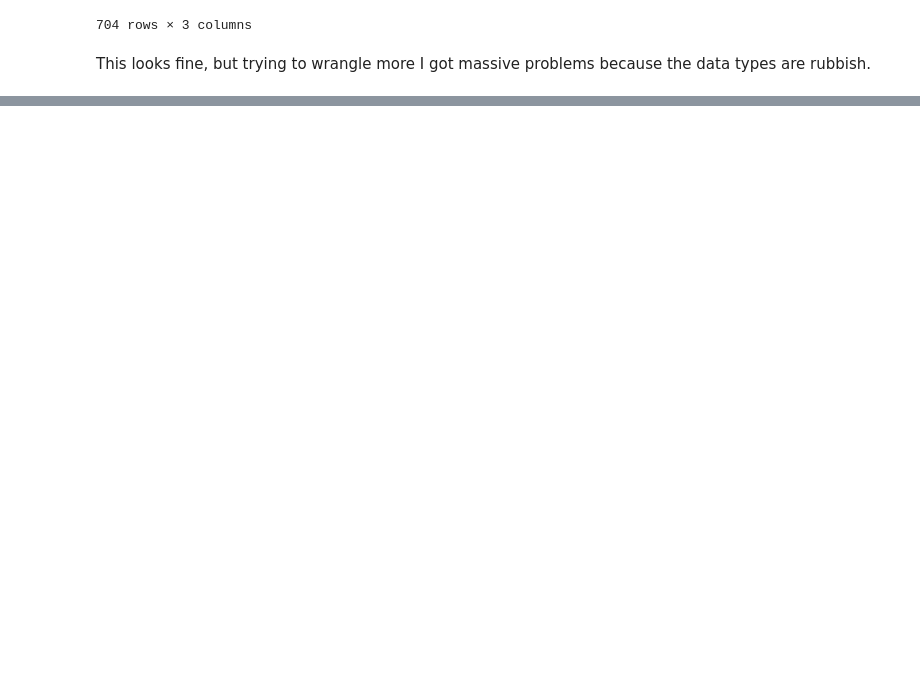
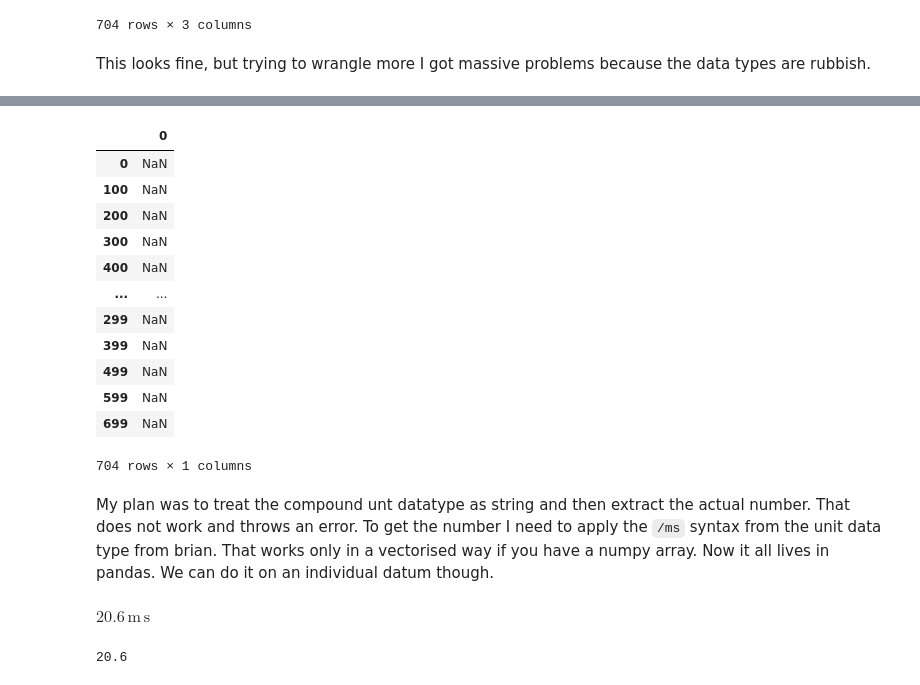
Before and after one commit to linusconrad/neurodynamics-learning, a Jupyter notebook: Linus-neurodyn-notes.ipynb, the cells around one changed output, grey strips where cells are left out. Saved outputs shown, nothing was run; the diff lists cells and outputs as text; code cells hidden in the pictures; blank space fills up the shorter version.

Commit message:
wrangled the types alright

```diff
--- a/Linus-neurodyn-notes.ipynb
+++ b/Linus-neurodyn-notes.ipynb
@@ -291 +291,32 @@ t         object
 dtype: object
+# %%
+spikes_long['t'].str.split(expand = True)
+# %% [output]
+|  | 0 |
+| 0 | NaN |
+| 100 | NaN |
+| 200 | NaN |
+| 300 | NaN |
+| 400 | NaN |
+| ... | ... |
+| 299 | NaN |
+| 399 | NaN |
+| 499 | NaN |
+| 599 | NaN |
+| 699 | NaN |
+704 rows × 1 columns
+# %% [markdown]
+My plan was to treat the compound unt datatype as string and then extract the actual number.
+That does not work and throws an error.
+To get the number I need to apply the `/ms` syntax from the unit data type from brian.
+That works only in a vectorised way if you have a numpy array.
+Now it all lives in pandas.
+We can do it on an individual datum though.
+# %%
+spikes_long['t'][1]
+# %% [output]
+$20.6\,\mathrm{m}\,\mathrm{s}$
+# %%
+spikes_long['t'][1]/ms
+# %% [output]
+20.6
```
Also changed, not shown: parts of 11 cells of this notebook, 1 other file.
